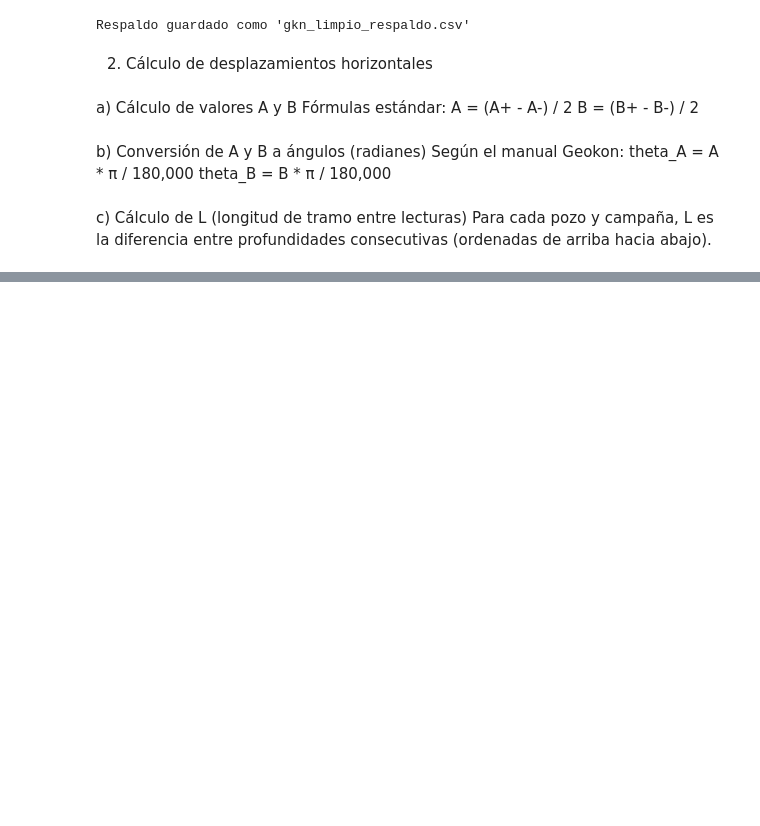
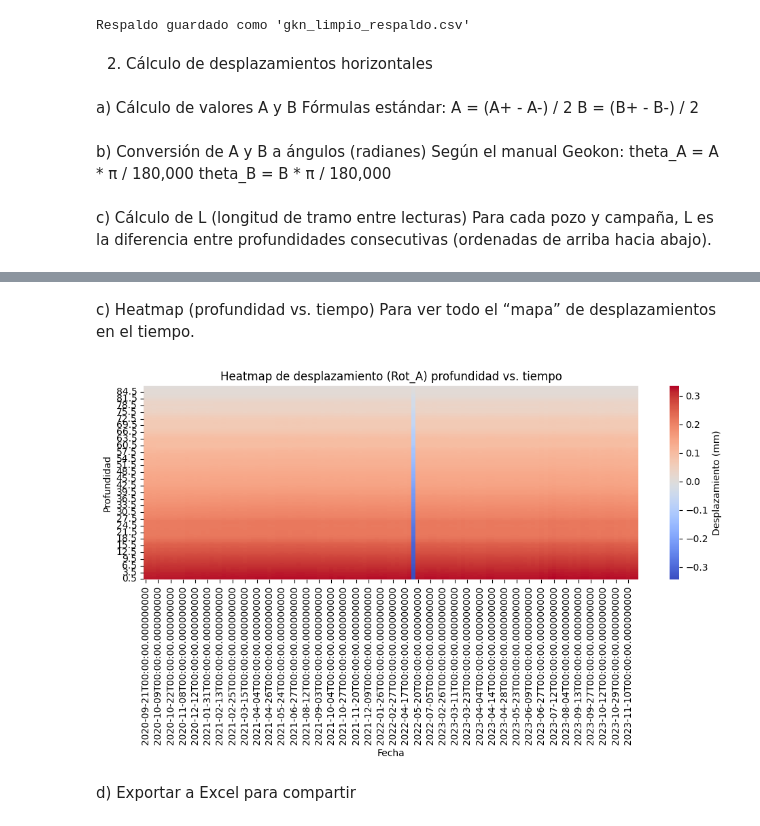
Before and after one commit to JorgeAccardi/auscultacion-presa, a Jupyter notebook: Análisis_de_Inclinómetros_(GKN).ipynb, the cells around one changed output, grey strips where cells are left out. Cells and saved outputs as stored; diff of their text form; code cells hidden in the pictures; blank space fills up the shorter version.

```diff
--- a/Análisis_de_Inclinómetros_(GKN).ipynb
+++ b/Análisis_de_Inclinómetros_(GKN).ipynb
@@ -276,0 +407,16 @@ df_gkn['L'] = df_gkn.groupby(['Inclinómetro', 'Fecha'])['L'].ffill()
+# %% [markdown]
+c) Heatmap (profundidad vs. tiempo)
+Para ver todo el “mapa” de desplazamientos en el tiempo.
+# %%
+import seaborn as sns
+pivot = df_gkn.pivot_table(index='Profundidad', columns='Fecha', values='Rot_A')
+plt.figure(figsize=(10,6))
+sns.heatmap(pivot, cmap='coolwarm', cbar_kws={'label': 'Desplazamiento (mm)'})
+plt.gca().invert_yaxis()
+plt.title('Heatmap de desplazamiento (Rot_A) profundidad vs. tiempo')
+plt.tight_layout()
+plt.show()
+# %% [output]
+[figure, added]
+# %% [markdown]
+d) Exportar a Excel para compartir
```
Also changed, not shown: parts of 13 cells of this notebook.
